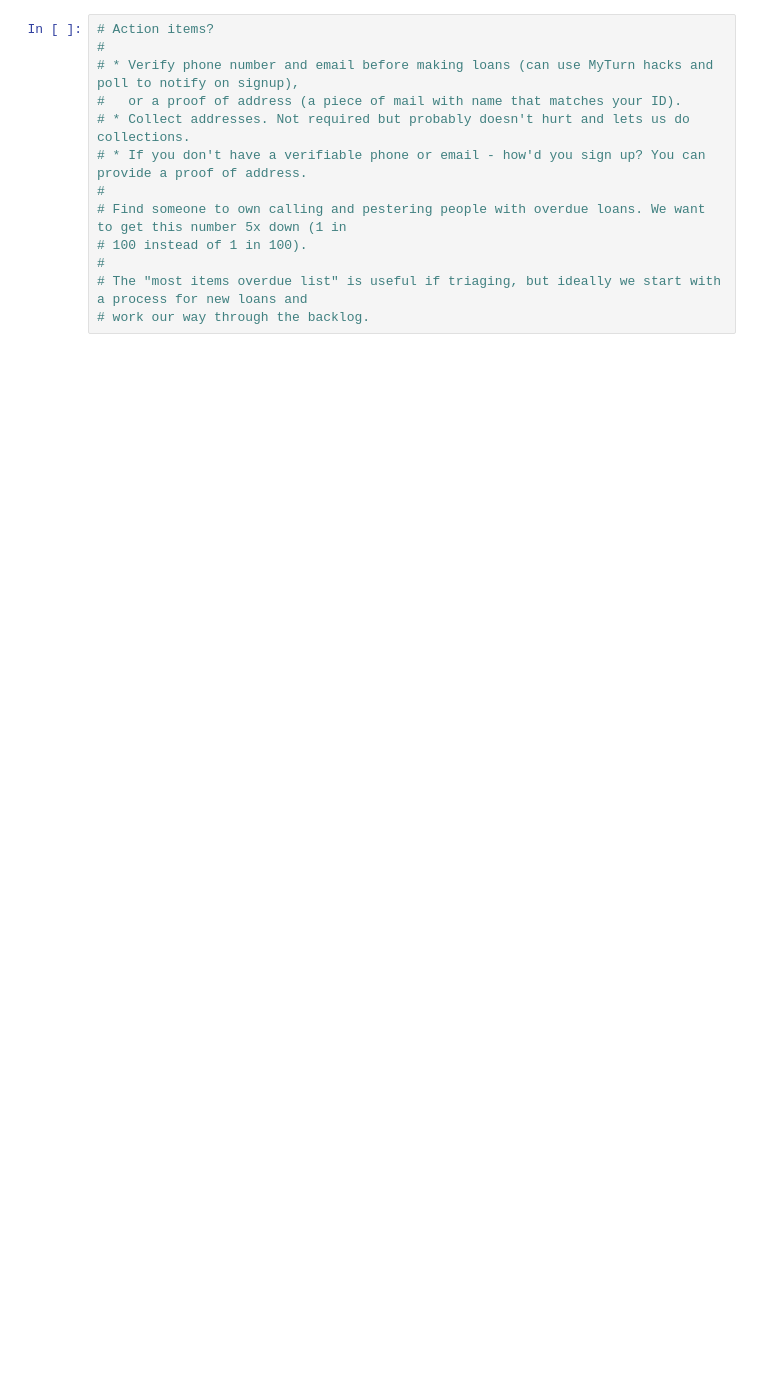
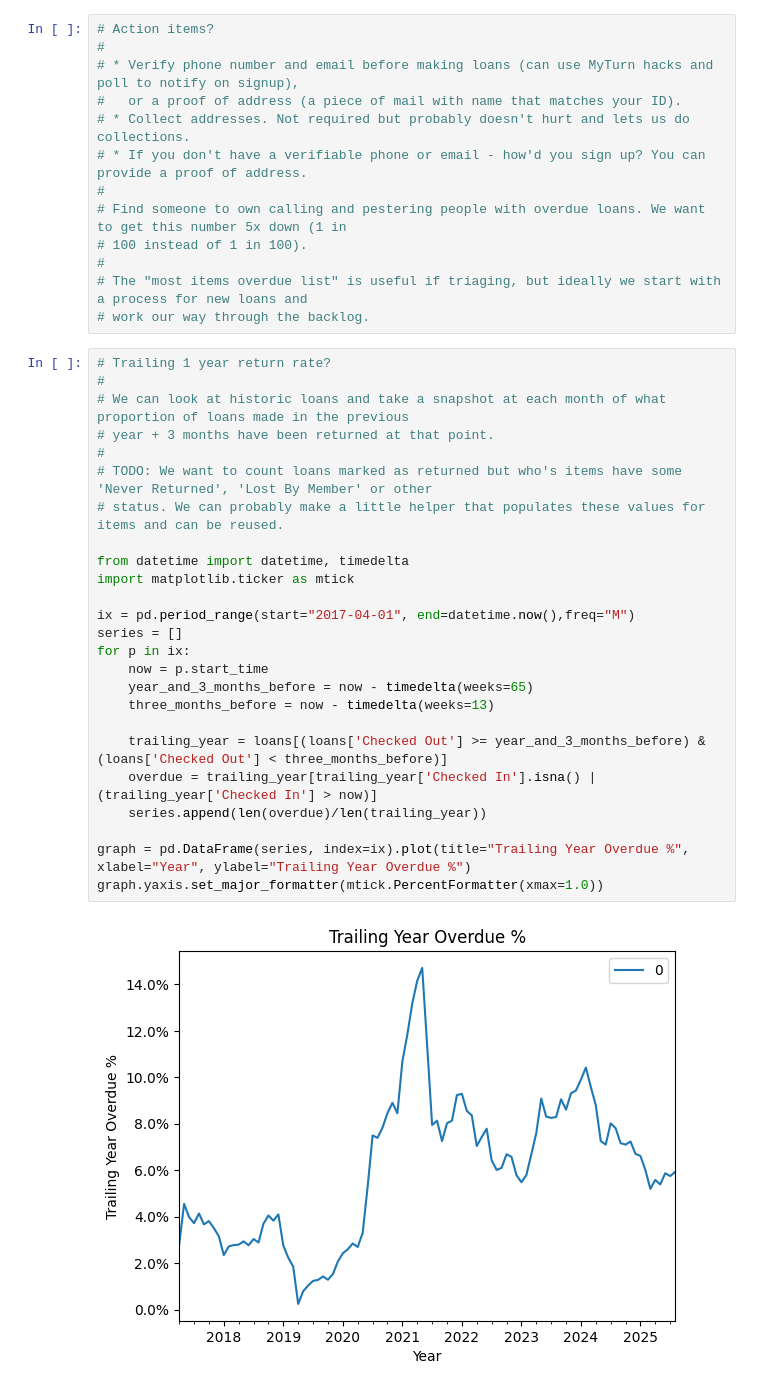
Before and after one commit to mshenfield/chtl-data-pipeline, a Jupyter notebook: notebooks/item-return-rate.ipynb, the cells around one changed output. Drawn from its saved outputs; the diff is of its cells as text; blank space fills up the shorter version.

Commit message:
Add draft of historic return %, and include 'Item never returned' in total loss %

```diff
--- a/notebooks/item-return-rate.ipynb
+++ b/notebooks/item-return-rate.ipynb
@@ -71,3 +120,30 @@ overdue_per_member.plot.box(title="Recently Overdue Loans Box Chart")
 #
 # The "most items overdue list" is useful if triaging, but ideally we start with a process for new loans and
 # work our way through the backlog.
+# %%
+# Trailing 1 year return rate?
+#
+# We can look at historic loans and take a snapshot at each month of what proportion of loans made in the previous
+# year + 3 months have been returned at that point.
+#
+# TODO: We want to count loans marked as returned but who's items have some 'Never Returned', 'Lost By Member' or other
+# status. We can probably make a little helper that populates these values for items and can be reused.
+
+from datetime import datetime, timedelta
+import matplotlib.ticker as mtick
+
+ix = pd.period_range(start="2017-04-01", end=datetime.now(),freq="M")
+series = []
+for p in ix:
+    now = p.start_time
+    year_and_3_months_before = now - timedelta(weeks=65)
+    three_months_before = now - timedelta(weeks=13)
+
+    trailing_year = loans[(loans['Checked Out'] >= year_and_3_months_before) & (loans['Checked Out'] < three_months_before)]
+    overdue = trailing_year[trailing_year['Checked In'].isna() | (trailing_year['Checked In'] > now)]
+    series.append(len(overdue)/len(trailing_year))
+
+graph = pd.DataFrame(series, index=ix).plot(title="Trailing Year Overdue %", xlabel="Year", ylabel="Trailing Year Overdue %")
+graph.yaxis.set_major_formatter(mtick.PercentFormatter(xmax=1.0))
+# %% [output]
+[figure, added]
```
Also changed, not shown: parts of 6 cells of this notebook.
